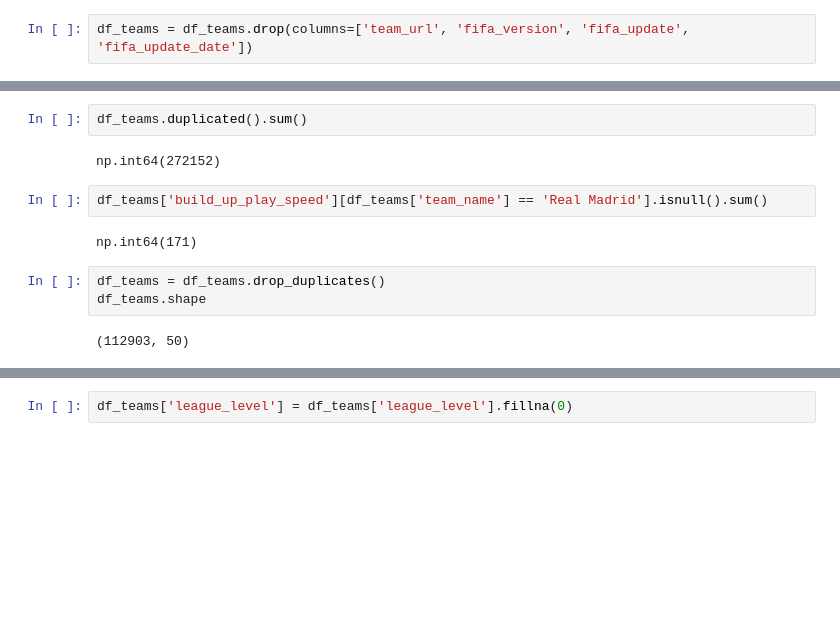
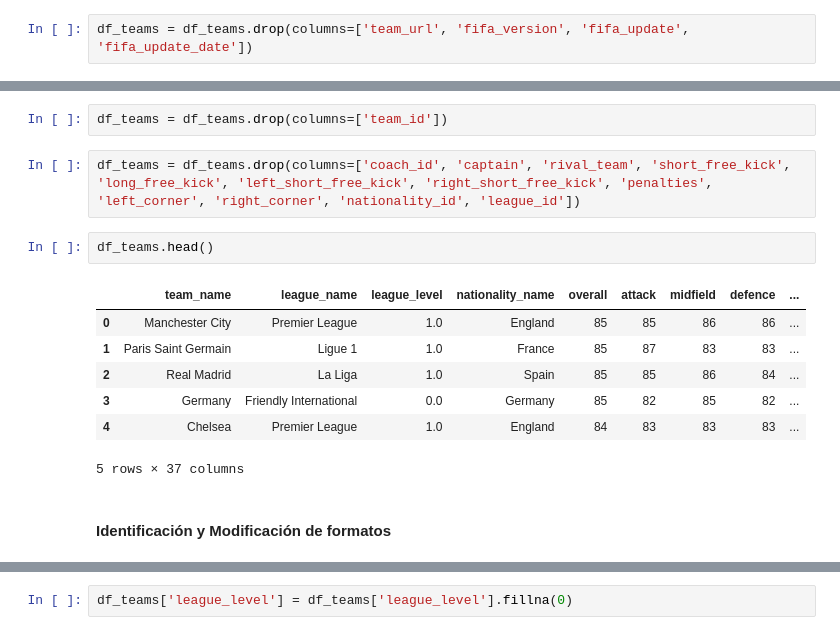
Before and after one commit to Tomaslopera/Fifa_Analysis, a Jupyter notebook: fifa23_analysis.ipynb, the cells around one changed output, grey strips where cells are left out. Drawn from its saved outputs; the diff is of its cells as text; blank space fills up the shorter version.

Commit message:
Identificación Zonas de Analisis

```diff
--- a/fifa23_analysis.ipynb
+++ b/fifa23_analysis.ipynb
@@ -179,13 +194,16 @@ df_teams = df_teams.drop(columns=['team_url', 'fifa_version', 'fifa_update', 'fi
-# %%
-df_teams.duplicated().sum()
-# %% [output]
-np.int64(272152)
-# %%
-df_teams['build_up_play_speed'][df_teams['team_name'] == 'Real Madrid'].isnull().sum()
-# %% [output]
-np.int64(171)
-# %%
-df_teams = df_teams.drop_duplicates()
-df_teams.shape
-# %% [output]
-(112903, 50)
+# %%
+df_teams = df_teams.drop(columns=['team_id'])
+# %%
+df_teams = df_teams.drop(columns=['coach_id', 'captain', 'rival_team', 'short_free_kick', 'long_free_kick', 'left_short_free_kick', 'right_short_free_kick', 'penalties', 'left_corner', 'right_corner', 'nationality_id', 'league_id'])
+# %%
+df_teams.head()
+# %% [output]
+|  | team_name | league_name | league_level | nationality_name | overall | attack | midfield | defence | ... |
+| 0 | Manchester City | Premier League | 1.0 | England | 85 | 85 | 86 | 86 | ... |
+| 1 | Paris Saint Germain | Ligue 1 | 1.0 | France | 85 | 87 | 83 | 83 | ... |
+| 2 | Real Madrid | La Liga | 1.0 | Spain | 85 | 85 | 86 | 84 | ... |
+| 3 | Germany | Friendly International | 0.0 | Germany | 85 | 82 | 85 | 82 | ... |
+| 4 | Chelsea | Premier League | 1.0 | England | 84 | 83 | 83 | 83 | ... |
+5 rows × 37 columns
+# %% [markdown]
+#### Identificación y Modificación de formatos
```
Also changed, not shown: parts of 21 cells of this notebook.
